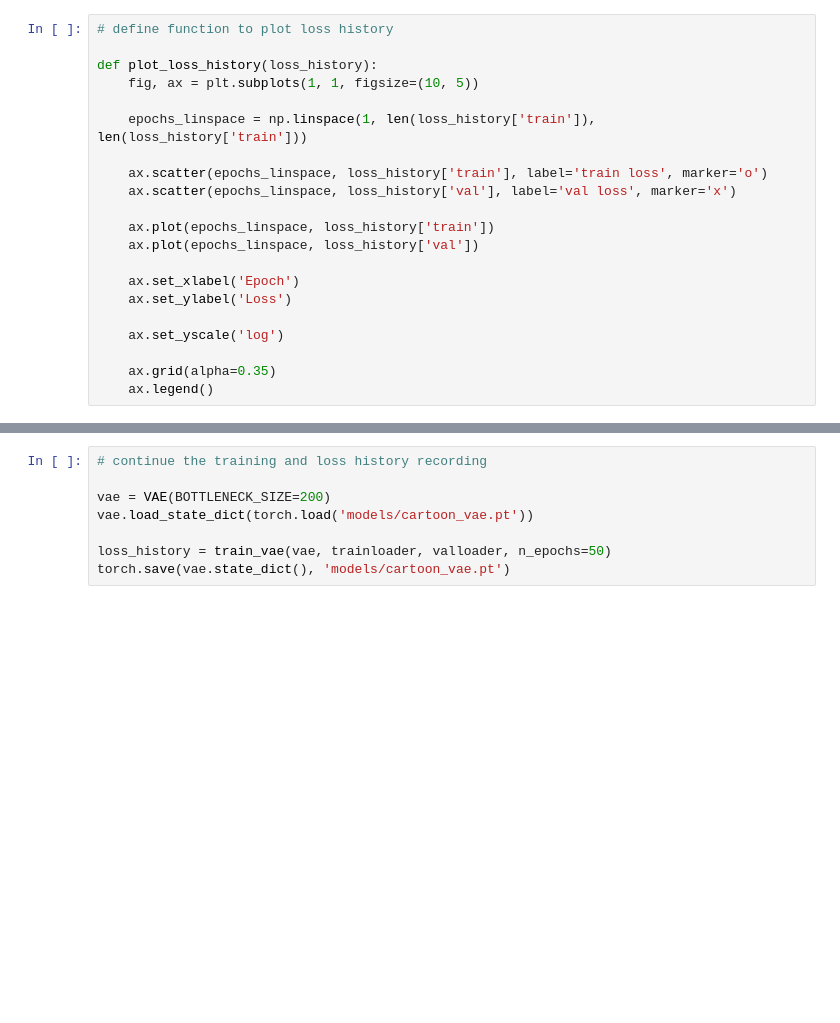
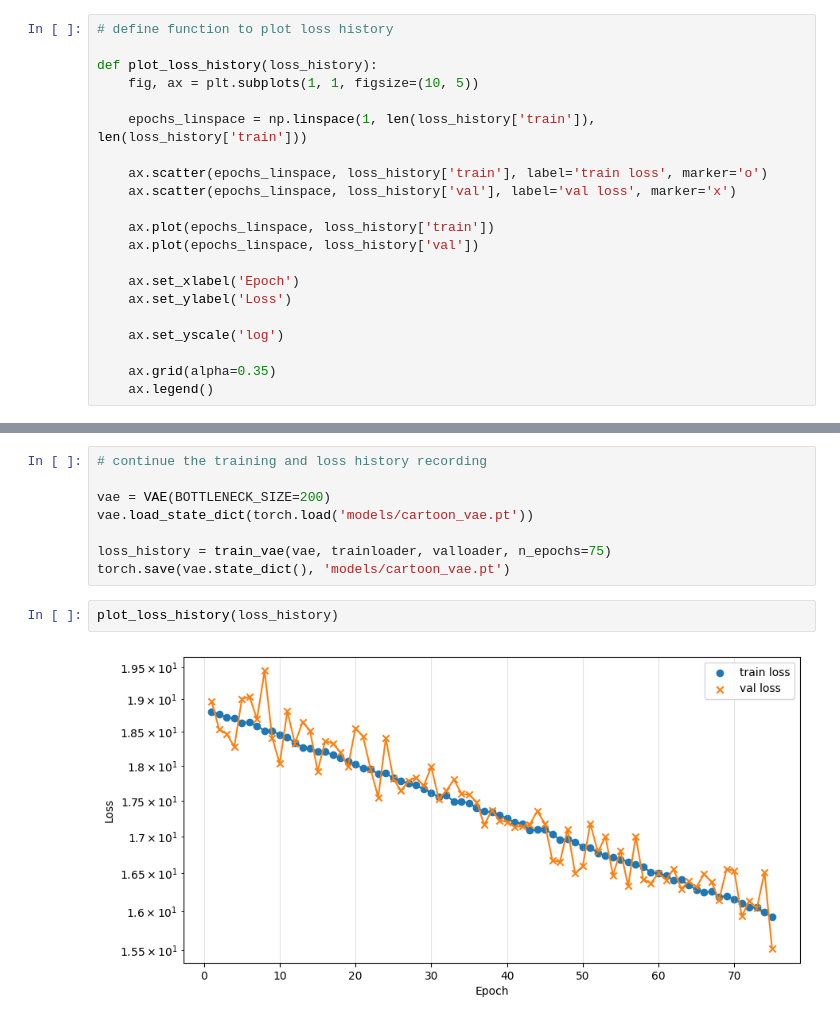
Before and after one commit to CKleiber/SciML-Seminar, a Jupyter notebook: PlayingWithVAE.ipynb, the cells around one changed output, grey strips where cells are left out. Drawn from its saved outputs; the diff is of its cells as text; blank space fills up the shorter version.

```diff
--- a/PlayingWithVAE.ipynb
+++ b/PlayingWithVAE.ipynb
@@ -247,5 +247,9 @@ MovieWriter imagemagick unavailable; using Pillow instead.
 vae = VAE(BOTTLENECK_SIZE=200)
 vae.load_state_dict(torch.load('models/cartoon_vae.pt'))
 
-loss_history = train_vae(vae, trainloader, valloader, n_epochs=50)
+loss_history = train_vae(vae, trainloader, valloader, n_epochs=75)
 torch.save(vae.state_dict(), 'models/cartoon_vae.pt')
+# %%
+plot_loss_history(loss_history)
+# %% [output]
+[figure, added]
```
Also changed, not shown: parts of 3 cells of this notebook, 3 other files.
